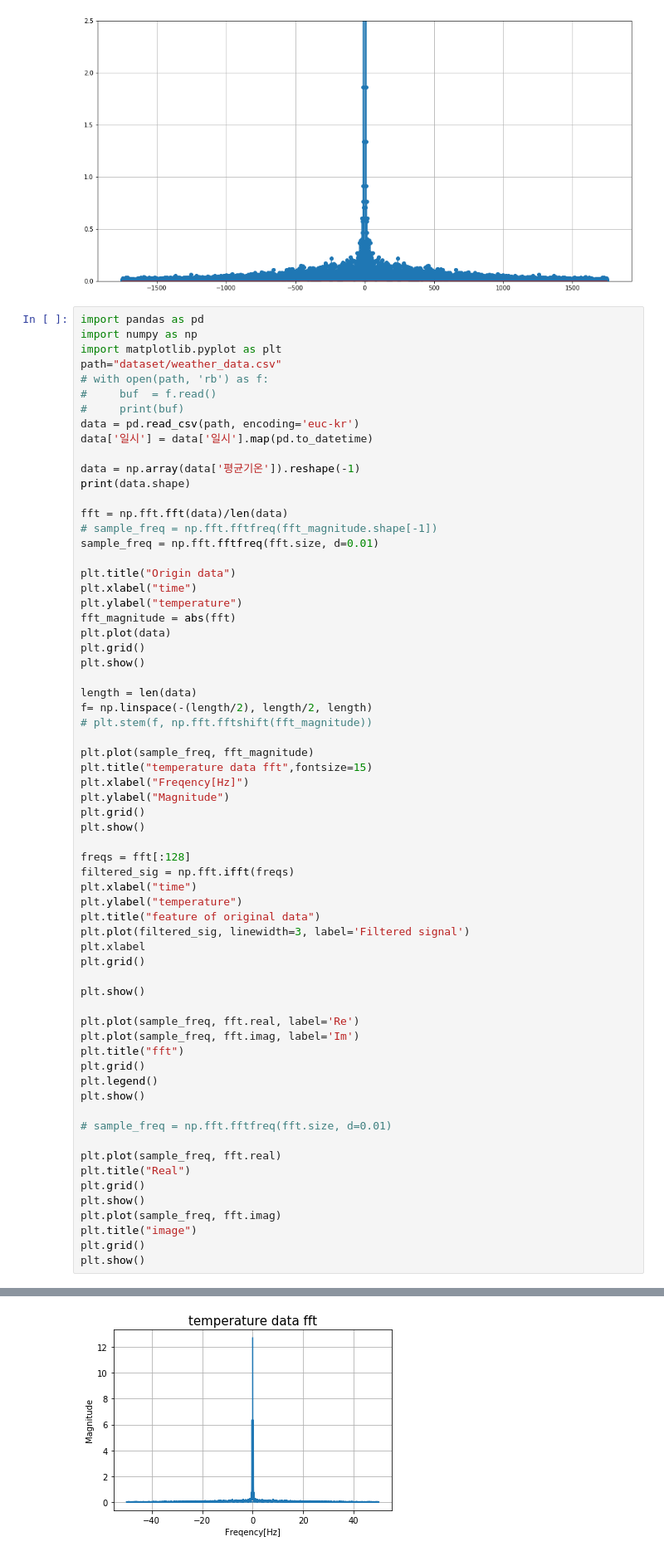
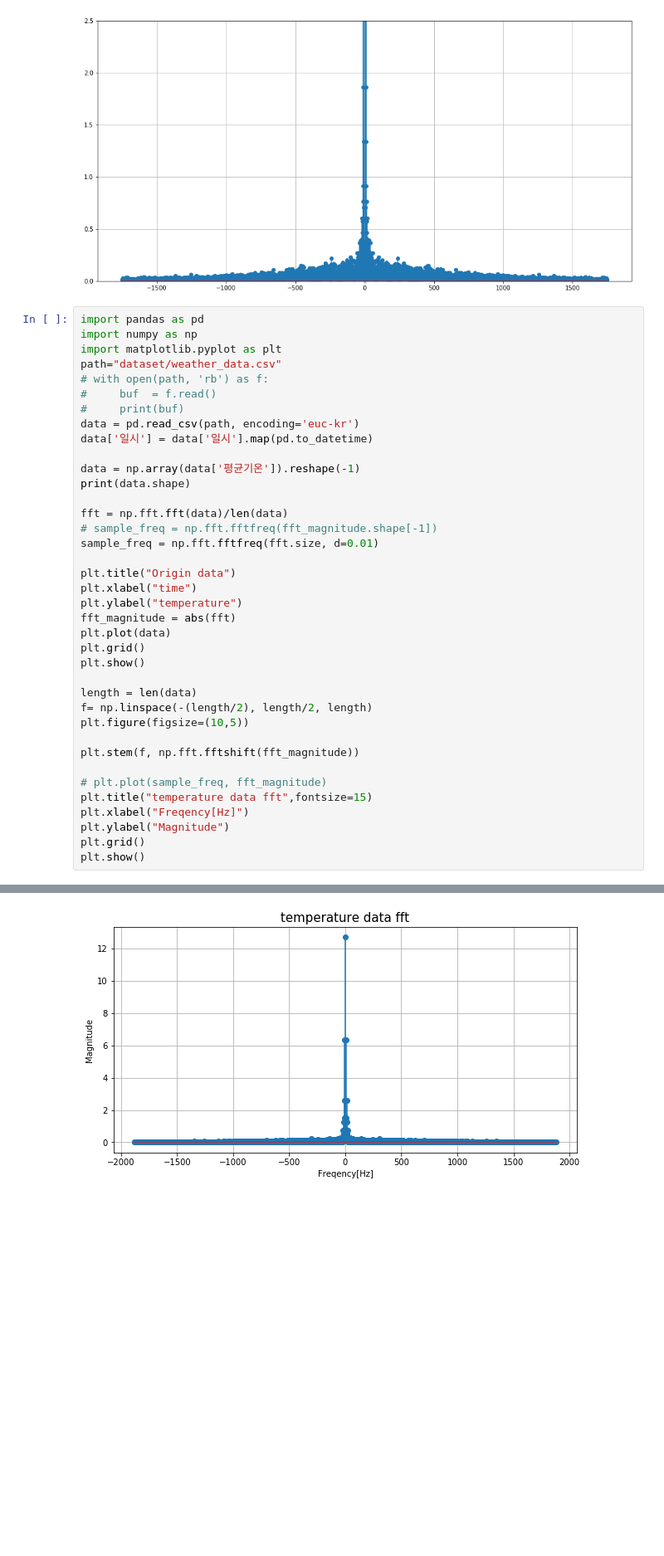
Before and after one commit to dassolkim/time-series-analysis, a Jupyter notebook: bitcoin_jihun/DFT/DFT_study.ipynb, the cells around one changed output, grey strips where cells are left out. Shown at 83% size. Cells and saved outputs as stored; diff of their text form; blank space fills up the shorter version.

```diff
--- a/bitcoin_jihun/DFT/DFT_study.ipynb
+++ b/bitcoin_jihun/DFT/DFT_study.ipynb
@@ -374,62 +375,35 @@ path="dataset/weather_data.csv"
 #     print(buf)
 data = pd.read_csv(path, encoding='euc-kr')
 data['일시'] = data['일시'].map(pd.to_datetime)
 
 data = np.array(data['평균기온']).reshape(-1)
 print(data.shape)
 
 fft = np.fft.fft(data)/len(data)
 # sample_freq = np.fft.fftfreq(fft_magnitude.shape[-1])
 sample_freq = np.fft.fftfreq(fft.size, d=0.01)
 
 plt.title("Origin data")
 plt.xlabel("time")
 plt.ylabel("temperature")
 fft_magnitude = abs(fft)
 plt.plot(data)
 plt.grid()
 plt.show()
 
 length = len(data)
 f= np.linspace(-(length/2), length/2, length)
-# plt.stem(f, np.fft.fftshift(fft_magnitude))
+plt.figure(figsize=(10,5))
 
-plt.plot(sample_freq, fft_magnitude)
+plt.stem(f, np.fft.fftshift(fft_magnitude))
+
+# plt.plot(sample_freq, fft_magnitude)
 plt.title("temperature data fft",fontsize=15)
 plt.xlabel("Freqency[Hz]")
 plt.ylabel("Magnitude")
 plt.grid()
 plt.show()
-
-freqs = fft[:128]
-filtered_sig = np.fft.ifft(freqs)
-plt.xlabel("time")
-plt.ylabel("temperature")
-plt.title("feature of original data")
-plt.plot(filtered_sig, linewidth=3, label='Filtered signal')
-plt.xlabel
-plt.grid()
-
-plt.show()
-
-plt.plot(sample_freq, fft.real, label='Re')
-plt.plot(sample_freq, fft.imag, label='Im')
-plt.title("fft")
-plt.grid()
-plt.legend()
-plt.show()
-
-# sample_freq = np.fft.fftfreq(fft.size, d=0.01)
-
-plt.plot(sample_freq, fft.real)
-plt.title("Real")
-plt.grid()
-plt.show()
-plt.plot(sample_freq, fft.imag)
-plt.title("image")
-plt.grid()
-plt.show()
 # %% [output]
 (3756,)
 [figure]
-[figure, old version]
+[figure, new version]
```
Also changed, not shown: parts of 5 cells of this notebook.
